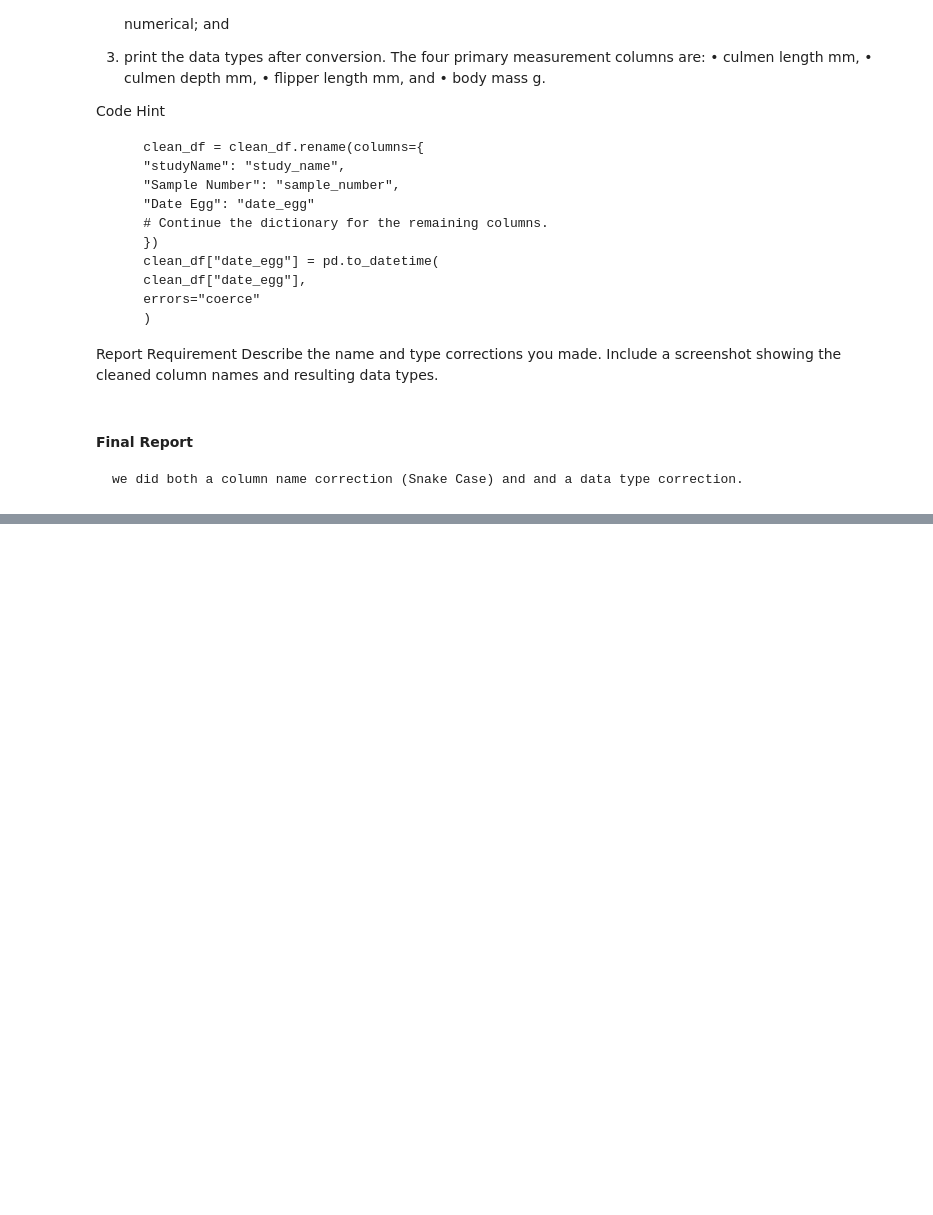
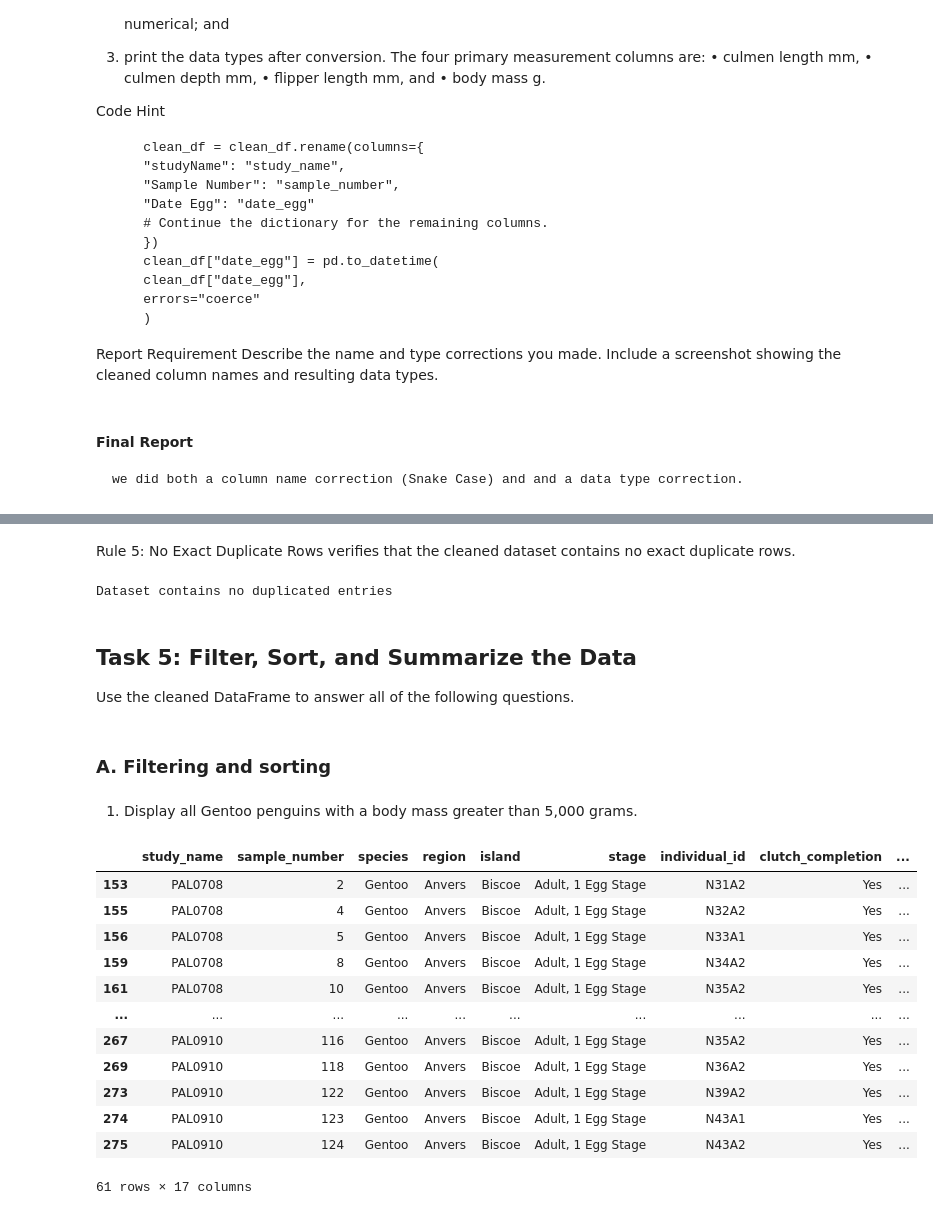
Before and after one commit to Alhassaned3/Data-Science-Phase-I, a Jupyter notebook: ADS HW 1.ipynb, the cells around one changed output, grey strips where cells are left out. Cells and saved outputs as stored; diff of their text form; code cells hidden in the pictures; blank space fills up the shorter version.

```diff
--- a/ADS HW 1.ipynb
+++ b/ADS HW 1.ipynb
@@ -194,0 +530,35 @@ dtype: object
+# %% [markdown]
+Rule 5: No Exact Duplicate Rows
+    verifies that the cleaned dataset contains no exact duplicate rows.
+# %%
+## verify no duplicates
+try:
+    assert clean_df.duplicated().sum() == 0,"Duplicate rows detected."
+    print("Dataset contains no duplicated entries")
+except AssertionError as e:
+    print(f"Assertion failed:{e}")
+# %% [output]
+Dataset contains no duplicated entries
+# %% [markdown]
+## Task 5: Filter, Sort, and Summarize the Data
+Use the cleaned DataFrame to answer all of the following questions.
+# %% [markdown]
+### A. Filtering and sorting
+# %% [markdown]
+1. Display all Gentoo penguins with a body mass greater than 5,000 grams.
+# %%
+clean_df[(clean_df["species"] == "Gentoo") & (clean_df["body_mass_g"] > 5000)]
+# %% [output]
+|  | study_name | sample_number | species | region | island | stage | individual_id | clutch_completion | ... |
+| 153 | PAL0708 | 2 | Gentoo | Anvers | Biscoe | Adult, 1 Egg Stage | N31A2 | Yes | ... |
+| 155 | PAL0708 | 4 | Gentoo | Anvers | Biscoe | Adult, 1 Egg Stage | N32A2 | Yes | ... |
+| 156 | PAL0708 | 5 | Gentoo | Anvers | Biscoe | Adult, 1 Egg Stage | N33A1 | Yes | ... |
+| 159 | PAL0708 | 8 | Gentoo | Anvers | Biscoe | Adult, 1 Egg Stage | N34A2 | Yes | ... |
+| 161 | PAL0708 | 10 | Gentoo | Anvers | Biscoe | Adult, 1 Egg Stage | N35A2 | Yes | ... |
+| ... | ... | ... | ... | ... | ... | ... | ... | ... | ... |
+| 267 | PAL0910 | 116 | Gentoo | Anvers | Biscoe | Adult, 1 Egg Stage | N35A2 | Yes | ... |
+| 269 | PAL0910 | 118 | Gentoo | Anvers | Biscoe | Adult, 1 Egg Stage | N36A2 | Yes | ... |
+| 273 | PAL0910 | 122 | Gentoo | Anvers | Biscoe | Adult, 1 Egg Stage | N39A2 | Yes | ... |
+| 274 | PAL0910 | 123 | Gentoo | Anvers | Biscoe | Adult, 1 Egg Stage | N43A1 | Yes | ... |
+| 275 | PAL0910 | 124 | Gentoo | Anvers | Biscoe | Adult, 1 Egg Stage | N43A2 | Yes | ... |
+61 rows × 17 columns
```
Also changed, not shown: parts of 83 cells of this notebook.
